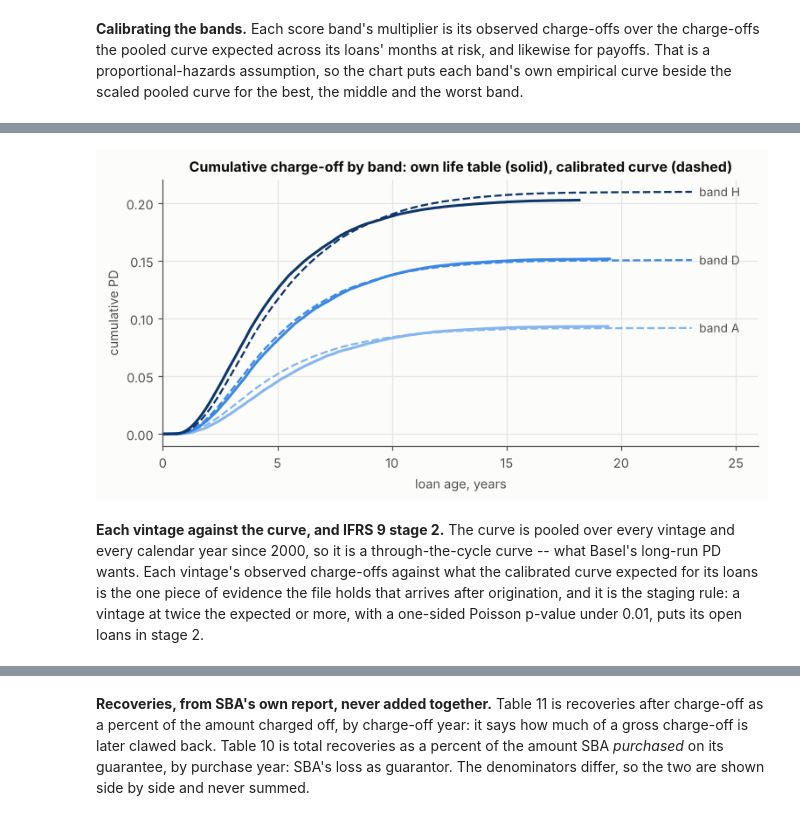
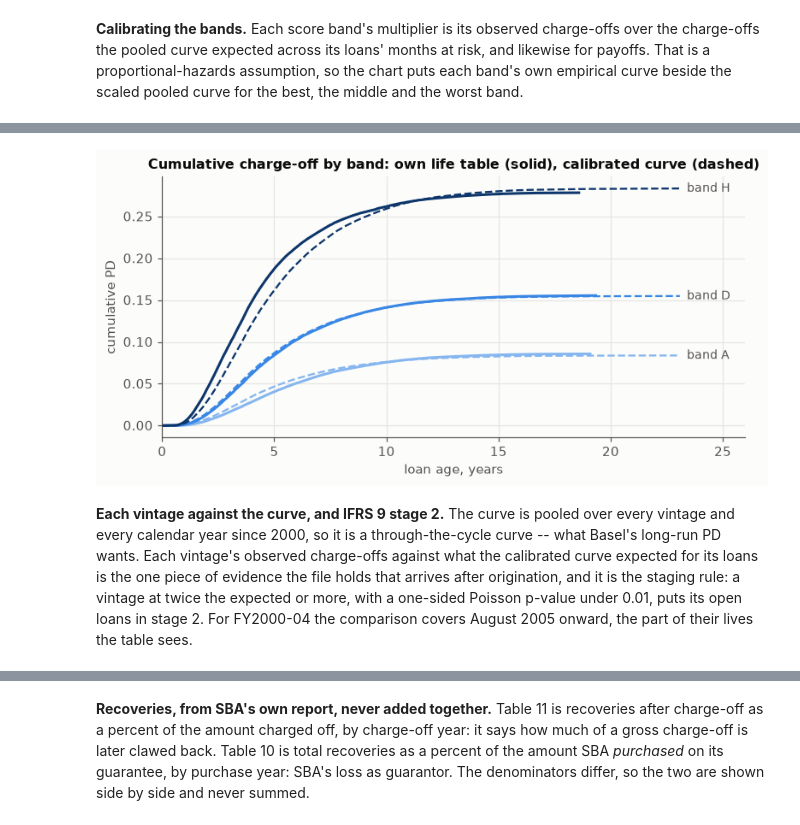
Before and after one commit to Makayacine/Finance, a Jupyter notebook: sba-credit-risk-ecs-dynamo/credit-risk-walkthrough.ipynb, the cells around one changed output, grey strips where cells are left out. Cells and saved outputs as stored; diff of their text form; code cells hidden in the pictures.

```diff
--- a/sba-credit-risk-ecs-dynamo/credit-risk-walkthrough.ipynb
+++ b/sba-credit-risk-ecs-dynamo/credit-risk-walkthrough.ipynb
@@ -345,7 +386,8 @@ band = pd_model.band(pd_model.score(table))
 fig, ax = plt.subplots()
 for label in "ADH":
     mask = band == label
-    own = hazard.estimate(table.exit_age.astype(int)[mask], table.outcome[mask], 500)
+    own = hazard.estimate(table.exit_age.astype(int)[mask], table.outcome[mask], 500,
+                          table.entry_age.astype(int)[mask])
     own_inc = own.incidence_table()[1]
     row = hazard_model.bands.loc[label]
     model_inc = curve.incidence_table(row.event_multiplier, row.competing_multiplier)[1]
@@ -368,11 +410,12 @@ plt.show()
-[figure, old version]
+[figure, new version]
 # %% [markdown]
 **Each vintage against the curve, and IFRS 9 stage 2.** The curve is pooled over every vintage
 and every calendar year since 2000, so it is a through-the-cycle curve -- what Basel's long-run
 PD wants. Each vintage's observed charge-offs against what the calibrated curve expected for its
 loans is the one piece of evidence the file holds that arrives after origination, and it is the
 staging rule: a vintage at twice the expected or more, with a one-sided Poisson p-value under
-0.01, puts its open loans in stage 2.
+0.01, puts its open loans in stage 2. For
+FY2000-04 the comparison covers August 2005 onward, the part of their lives the table sees.
 # %%
 experience = hazard_model.experience
 print("stage-2 vintages:", hazard_model.stage2)
```
Also changed, not shown: parts of 31 cells of this notebook, 12 other files.
